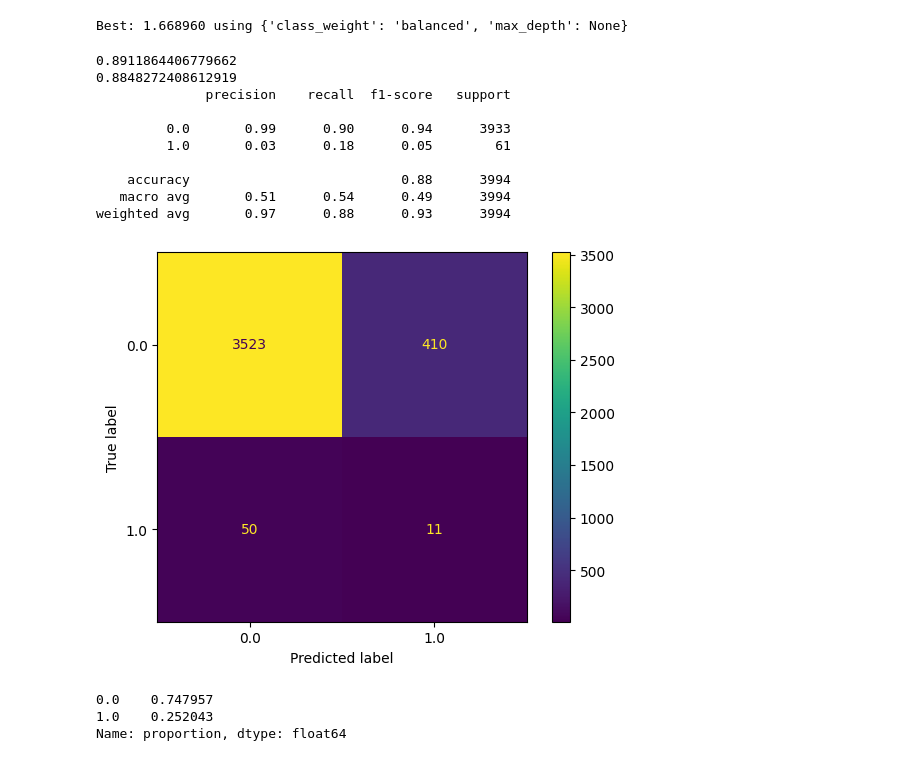
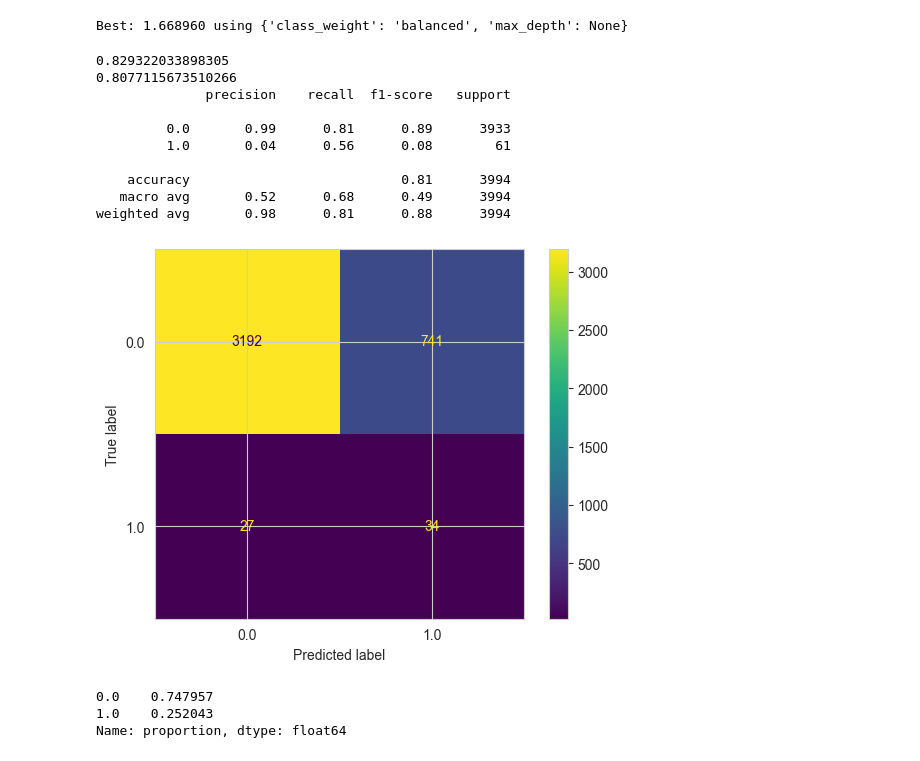
Before and after one commit to danihga/Jovia, a Jupyter notebook: Catholic Health/CatholicHealth_Unbalanced_DTrees_V2.ipynb, the cells around one changed output. Saved outputs shown, nothing was run; the diff lists cells and outputs as text; code cells hidden in the pictures.

```diff
--- a/Catholic Health/CatholicHealth_Unbalanced_DTrees_V2.ipynb
+++ b/Catholic Health/CatholicHealth_Unbalanced_DTrees_V2.ipynb
@@ -90,3 +107,18 @@ race_yes.sort_values(by='ratio',ascending=False)
 | American Indian or Alaska Native,... | 71.500000 | 0.0 | 2 | 0.000000 |
 | White or Caucasian, Unknown | 58.250000 | 0.0 | 4 | 0.000000 |
 65 rows × 4 columns
+# %%
+import seaborn as sns
+# Bar plot
+data_plot = race_yes[race_yes['ratio']>0]
+sns.set_style("whitegrid")
+
+# Plotting the barplot with two y values
+sns.barplot(x=list(data_plot.index), y=list(data_plot['ratio']))
+
+# Adding legend and labels
+plt.legend()
+plt.xlabel('Category')
+plt.ylabel('Percentage Food Insecure')
+plt.xticks(rotation=85)
+plt.show()
@@ -289,19 +339,19 @@ do_grid(X_smt_train, y_smt_train, scorer)
 # %% [output]
 Best: 1.668960 using {'class_weight': 'balanced', 'max_depth': None}
 # %%
-model = dt(X_smt_train, y_smt_train, X_test, y_test, weights='balanced',max_depth=None)
+model = dt(X_smt_train, y_smt_train, X_test, y_test, weights={0: 1, 1: 2},max_depth=4)
 # %% [output]
-0.8911864406779662
-0.8848272408612919
+0.829322033898305
+0.8077115673510266
               precision    recall  f1-score   support
 
-         0.0       0.99      0.90      0.94      3933
-         1.0       0.03      0.18      0.05        61
+         0.0       0.99      0.81      0.89      3933
+         1.0       0.04      0.56      0.08        61
 
-    accuracy                           0.88      3994
-   macro avg       0.51      0.54      0.49      3994
-weighted avg       0.97      0.88      0.93      3994
+    accuracy                           0.81      3994
+   macro avg       0.52      0.68      0.49      3994
+weighted avg       0.98      0.81      0.88      3994
-[figure, old version]
+[figure, new version]
 # %%
 no_answer_pred = model.predict(predict)
 # %%
```
Also changed, not shown: parts of 4 cells of this notebook.
